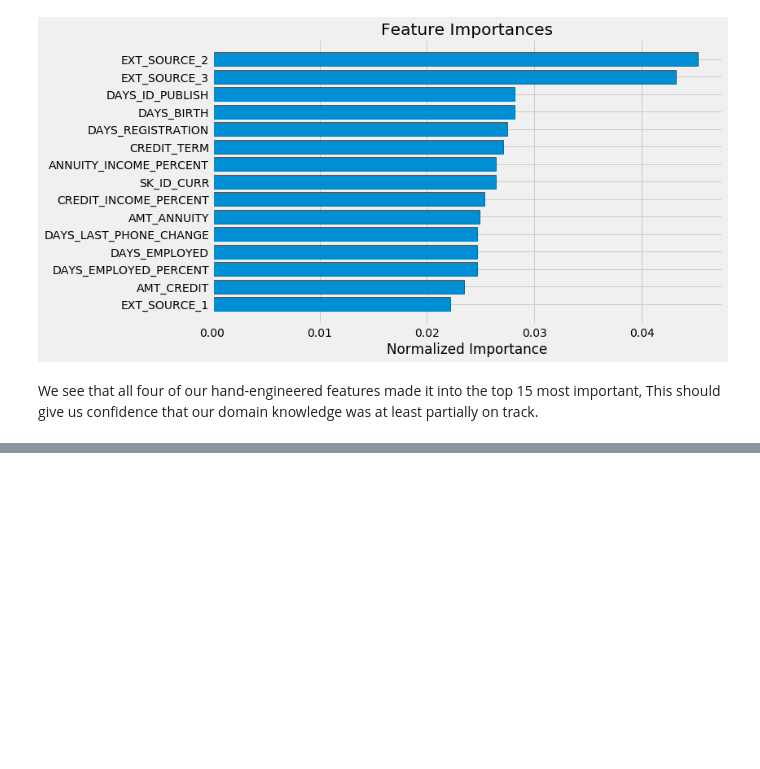
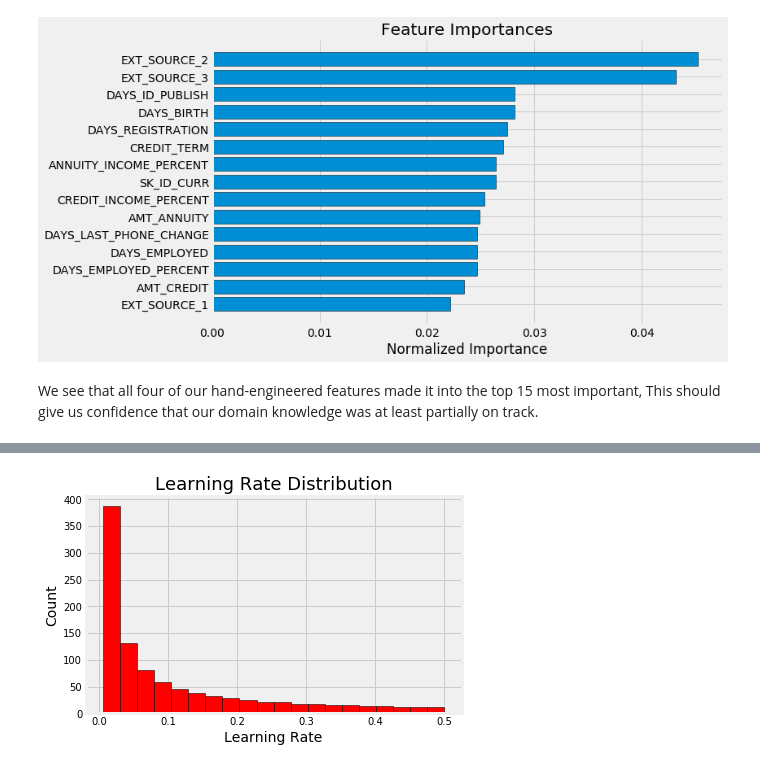
Before and after one commit to ddaly68/Springboard.DataScience, a Jupyter notebook: Capstone/HomeCreditDefaultRisk.ipynb, the cells around one changed output, grey strips where cells are left out. Drawn from its saved outputs; the diff is of its cells as text; code cells hidden in the pictures; blank space fills up the shorter version.

Commit message:
Updated with cross validation and hyperparameter tuning

```diff
--- a/Capstone/HomeCreditDefaultRisk.ipynb
+++ b/Capstone/HomeCreditDefaultRisk.ipynb
@@ -914,0 +1130,14 @@ We see that all four of our hand-engineered features made it into the top 15 mos
+# %%
+# Hyperparameter grid
+param_grid = {
+    'boosting_type': ['gbdt', 'goss', 'dart'],
+    'num_leaves': list(range(20, 150)),
+    'learning_rate': list(np.logspace(np.log10(0.005), np.log10(0.5), base = 10, num = 1000)),
+    'subsample_for_bin': list(range(20000, 300000, 20000)),
+    'min_child_samples': list(range(20, 500, 5)),
+    'reg_alpha': list(np.linspace(0, 1)),
+    'reg_lambda': list(np.linspace(0, 1)),
+    'colsample_bytree': list(np.linspace(0.6, 1, 10)),
+    'subsample': list(np.linspace(0.5, 1, 100)),
+    'is_unbalance': [True, False]
+}
@@ -914,0 +1166,11 @@ We see that all four of our hand-engineered features made it into the top 15 mos
+# %%
+import matplotlib.pyplot as plt
+import seaborn as sns
+
+%matplotlib inline
+
+# Learning rate histogram
+plt.hist(param_grid['learning_rate'], bins = 20, color = 'r', edgecolor = 'k');
+plt.xlabel('Learning Rate', size = 14); plt.ylabel('Count', size = 14); plt.title('Learning Rate Distribution', size = 18);
+# %% [output]
+[figure, added]
```
Also changed, not shown: parts of 75 cells of this notebook.
